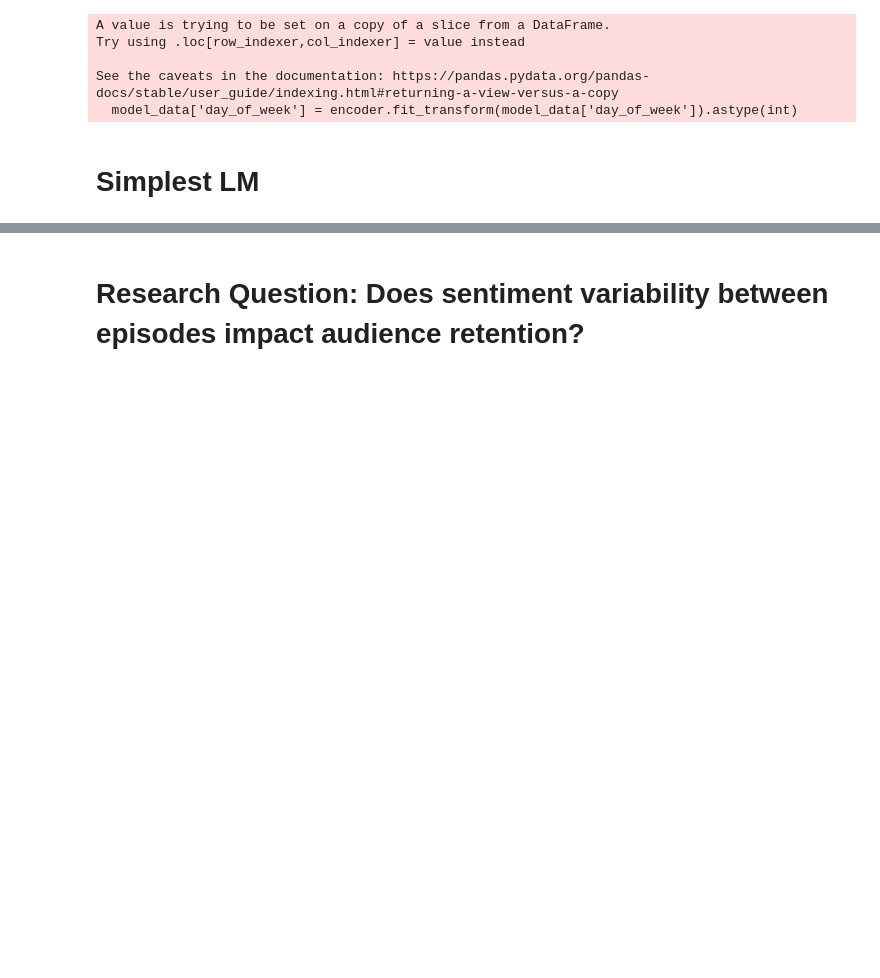
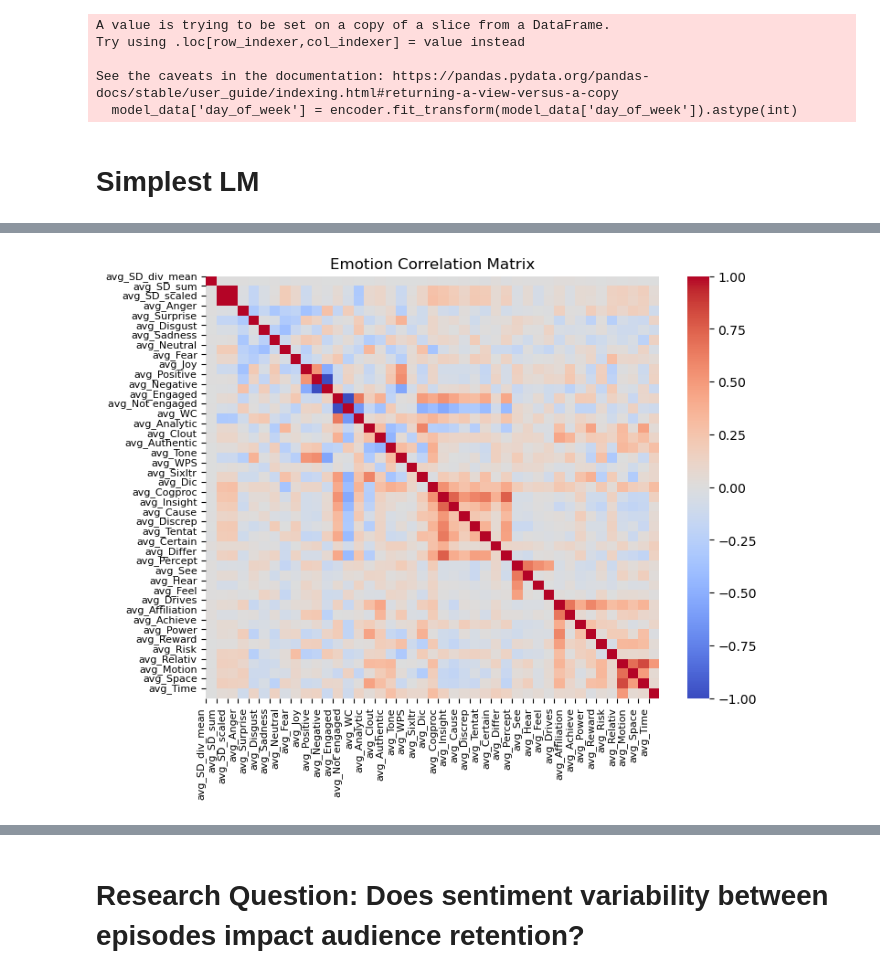
Before and after one commit to mermora97/TV-Shows-Survivorship-, a Jupyter notebook: notebooks/Add variables.ipynb, the cells around one changed output, grey strips where cells are left out. Saved outputs shown, nothing was run; the diff lists cells and outputs as text; code cells hidden in the pictures; blank space fills up the shorter version.

Commit message:
Working on Capstone: Checked correlations for LM modeling, Trained RF and decided next steps

```diff
--- a/notebooks/Add variables.ipynb
+++ b/notebooks/Add variables.ipynb
@@ -134,33 +211,19 @@ For example, when doing 'df[col].method(value, inplace=True)', try using 'df.met
 # %%
 # Select columns to train the model
 model_data = new_data[['Season',
+ 'Show', # Used for identification (not for training)
  'Episode',
  'emission_time',
  'Episode Length',
  'Viewership (millions)',
  'Genre',
  'Network_ABC',
- 'Network_AMC',
- 'Network_Adult Swim',
- 'Network_BBC Two',
- 'Network_CBC Television',
  'Network_CBS',
- 'Network_Cartoon Network',
- 'Network_Comedy Central',
- 'Network_Disney Channel',
  'Network_FX',
- 'Network_First-run syndication',
  'Network_Fox',
  'Network_HBO',
- 'Network_HBO (US)',
- 'Network_IFC',
  'Network_NBC',
- 'Network_Paramount Network',
  'Network_Showtime',
- 'Network_Starz',
- 'Network_The CW',
- 'Network_The WB',
- 'Network_USA Network',
  'avg_SD_div_mean',
  'avg_SD_sum',
  'avg_SD_scaled',
@@ -221,6 +284,10 @@ Try using .loc[row_indexer,col_indexer] = value instead
 
 See the caveats in the documentation: https://pandas.pydata.org/pandas-docs/stable/user_guide/indexing.html#returning-a-view-versus-a-copy
   model_data['day_of_week'] = encoder.fit_transform(model_data['day_of_week']).astype(int)
+# %%
+# Convert booleans
+bool_cols = model_data.select_dtypes(include=['bool']).columns
+model_data[bool_cols] = model_data[bool_cols].astype(int)
 # %% [markdown]
 # Simplest LM
 # %%
@@ -232,11 +300,7 @@ model_data.shape
 # %%
 # Define features (X) and target variable (y)
-X = model_data.drop(columns=['Viewership (millions)'])  # Features
+X = model_data.drop(columns=['Viewership (millions)', 'Show'])  # Features
 y = model_data['Viewership (millions)']  # Target variable
-# %%
-# Convert booleans
-bool_cols = X.select_dtypes(include=['bool']).columns
-X[bool_cols] = X[bool_cols].astype(int)
 # %%
 import statsmodels.api as sm
 import pandas as pd
@@ -350,0 +450,16 @@ pd.DataFrame(lr.coef_, index = X.columns).head(20)
+# %%
+emotion_cols = [col for col in X.columns if 'avg_' in col]  # or manually select if you prefer
+correlation_matrix = X[emotion_cols].corr()
+
+plt.figure(figsize=(8, 6))
+ax = sns.heatmap(correlation_matrix, cmap='coolwarm')
+# Force ALL labels to show
+ax.set_xticks([i for i in range(len(correlation_matrix.columns))])
+ax.set_yticks([i for i in range(len(correlation_matrix.index))])
+# Set labels explicitly
+ax.set_xticklabels(correlation_matrix.columns, rotation=90, ha="right", fontsize=8)
+ax.set_yticklabels(correlation_matrix.index, fontsize=8)
+plt.title("Emotion Correlation Matrix")
+plt.show()
+# %% [output]
+[figure, added]
```
Also changed, not shown: parts of 41 cells of this notebook.
